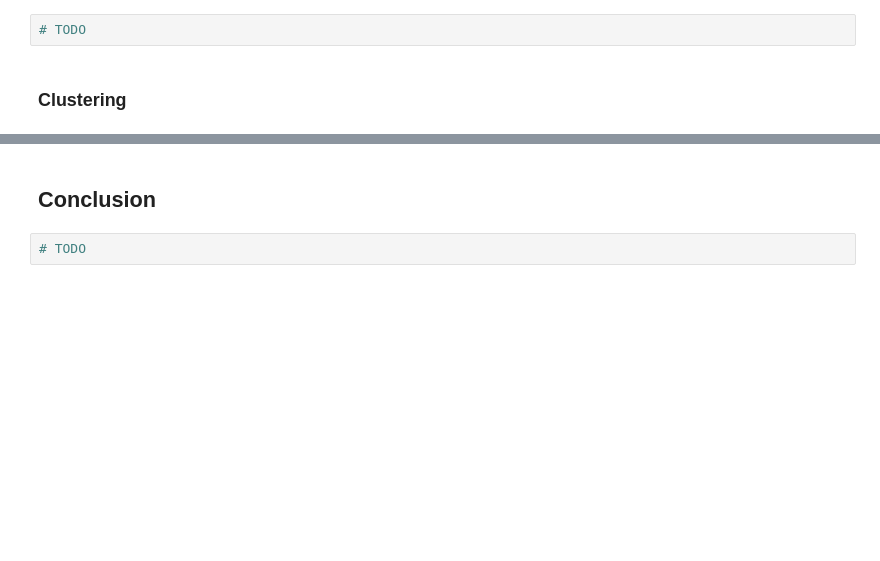
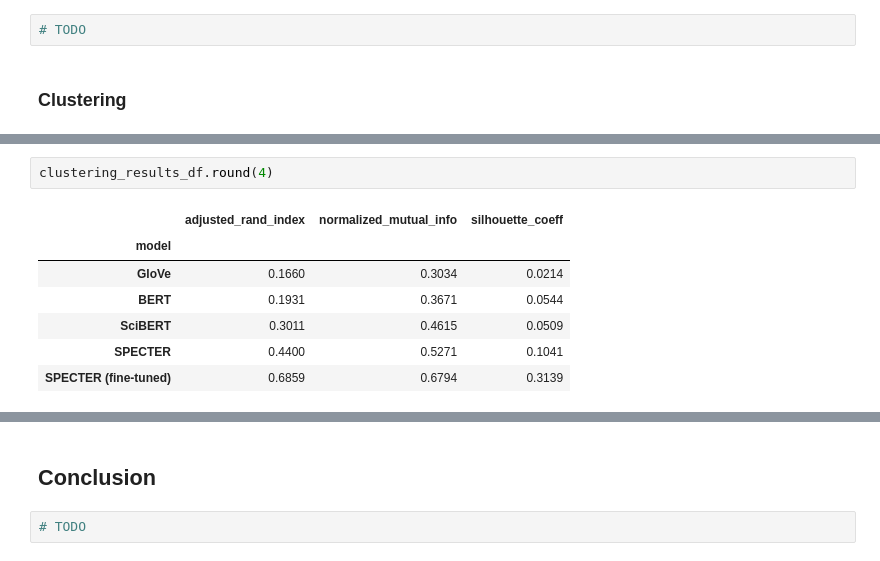
Before and after one commit to nadrajak/arxiv-semantic-search, a Jupyter notebook: notebooks/2-arxiv-evaluation.ipynb, the cells around one changed output, grey strips where cells are left out. Saved outputs shown, nothing was run; the diff lists cells and outputs as text; blank space fills up the shorter version.

```diff
--- a/notebooks/2-arxiv-evaluation.ipynb
+++ b/notebooks/2-arxiv-evaluation.ipynb
@@ -251,0 +290,10 @@ plt.tight_layout()
+# %%
+clustering_results_df.round(4)
+# %% [output]
+|  | adjusted_rand_index | normalized_mutual_info | silhouette_coeff |
+| model |  |  |  |
+| GloVe | 0.1660 | 0.3034 | 0.0214 |
+| BERT | 0.1931 | 0.3671 | 0.0544 |
+| SciBERT | 0.3011 | 0.4615 | 0.0509 |
+| SPECTER | 0.4400 | 0.5271 | 0.1041 |
+| SPECTER (fine-tuned) | 0.6859 | 0.6794 | 0.3139 |
```
Also changed, not shown: parts of 16 cells of this notebook.
